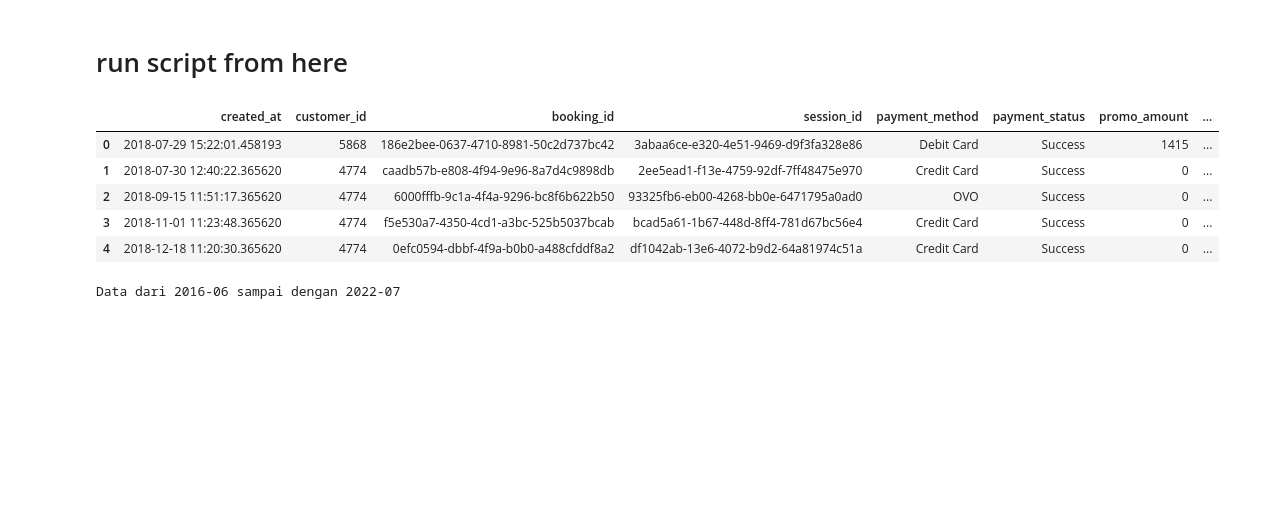
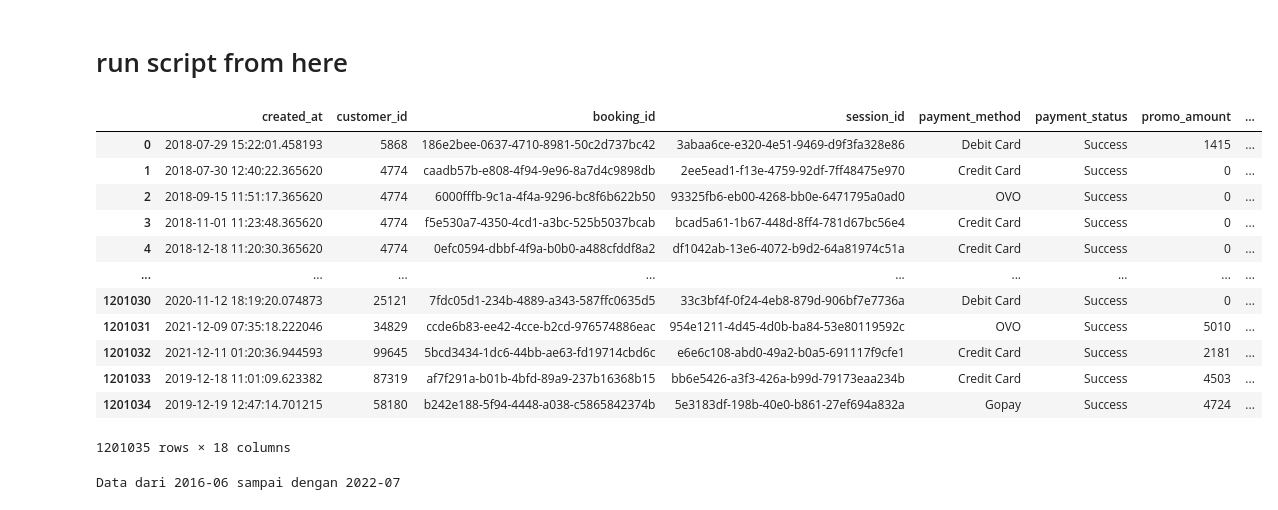
Before and after one commit to zlkhyr/FinalProject_StartUpCampus, a Jupyter notebook: Anteros_FinalProject_Production.ipynb, the cells around one changed output. Drawn from its saved outputs; the diff is of its cells as text; code cells hidden in the pictures; blank space fills up the shorter version.

```diff
--- a/Anteros_FinalProject_Production.ipynb
+++ b/Anteros_FinalProject_Production.ipynb
@@ -215,12 +216,19 @@ transaksi['yearmonth'] = transaksi['created_at'].dt.strftime('%Y-%m')
 # %%
-transaksi.head()
+transaksi
 # %% [output]
 |  | created_at | customer_id | booking_id | session_id | payment_method | payment_status | promo_amount | ... |
 | 0 | 2018-07-29 15:22:01.458193 | 5868 | 186e2bee-0637-4710-8981-50c2d737bc42 | 3abaa6ce-e320-4e51-9469-d9f3fa328e86 | Debit Card | Success | 1415 | ... |
 | 1 | 2018-07-30 12:40:22.365620 | 4774 | caadb57b-e808-4f94-9e96-8a7d4c9898db | 2ee5ead1-f13e-4759-92df-7ff48475e970 | Credit Card | Success | 0 | ... |
 | 2 | 2018-09-15 11:51:17.365620 | 4774 | 6000fffb-9c1a-4f4a-9296-bc8f6b622b50 | 93325fb6-eb00-4268-bb0e-6471795a0ad0 | OVO | Success | 0 | ... |
 | 3 | 2018-11-01 11:23:48.365620 | 4774 | f5e530a7-4350-4cd1-a3bc-525b5037bcab | bcad5a61-1b67-448d-8ff4-781d67bc56e4 | Credit Card | Success | 0 | ... |
 | 4 | 2018-12-18 11:20:30.365620 | 4774 | 0efc0594-dbbf-4f9a-b0b0-a488cfddf8a2 | df1042ab-13e6-4072-b9d2-64a81974c51a | Credit Card | Success | 0 | ... |
+| ... | ... | ... | ... | ... | ... | ... | ... | ... |
+| 1201030 | 2020-11-12 18:19:20.074873 | 25121 | 7fdc05d1-234b-4889-a343-587ffc0635d5 | 33c3bf4f-0f24-4eb8-879d-906bf7e7736a | Debit Card | Success | 0 | ... |
+| 1201031 | 2021-12-09 07:35:18.222046 | 34829 | ccde6b83-ee42-4cce-b2cd-976574886eac | 954e1211-4d45-4d0b-ba84-53e80119592c | OVO | Success | 5010 | ... |
+| 1201032 | 2021-12-11 01:20:36.944593 | 99645 | 5bcd3434-1dc6-44bb-ae63-fd19714cbd6c | e6e6c108-abd0-49a2-b0a5-691117f9cfe1 | Credit Card | Success | 2181 | ... |
+| 1201033 | 2019-12-18 11:01:09.623382 | 87319 | af7f291a-b01b-4bfd-89a9-237b16368b15 | bb6e5426-a3f3-426a-b99d-79173eaa234b | Credit Card | Success | 4503 | ... |
+| 1201034 | 2019-12-19 12:47:14.701215 | 58180 | b242e188-5f94-4448-a038-c5865842374b | 5e3183df-198b-40e0-b861-27ef694a832a | Gopay | Success | 4724 | ... |
+1201035 rows × 18 columns
 # %%
 print(f'Data dari {min(transaksi.yearmonth)} sampai dengan {max(transaksi.yearmonth)}')
 # %% [output]
```
Also changed, not shown: parts of 49 cells of this notebook.
